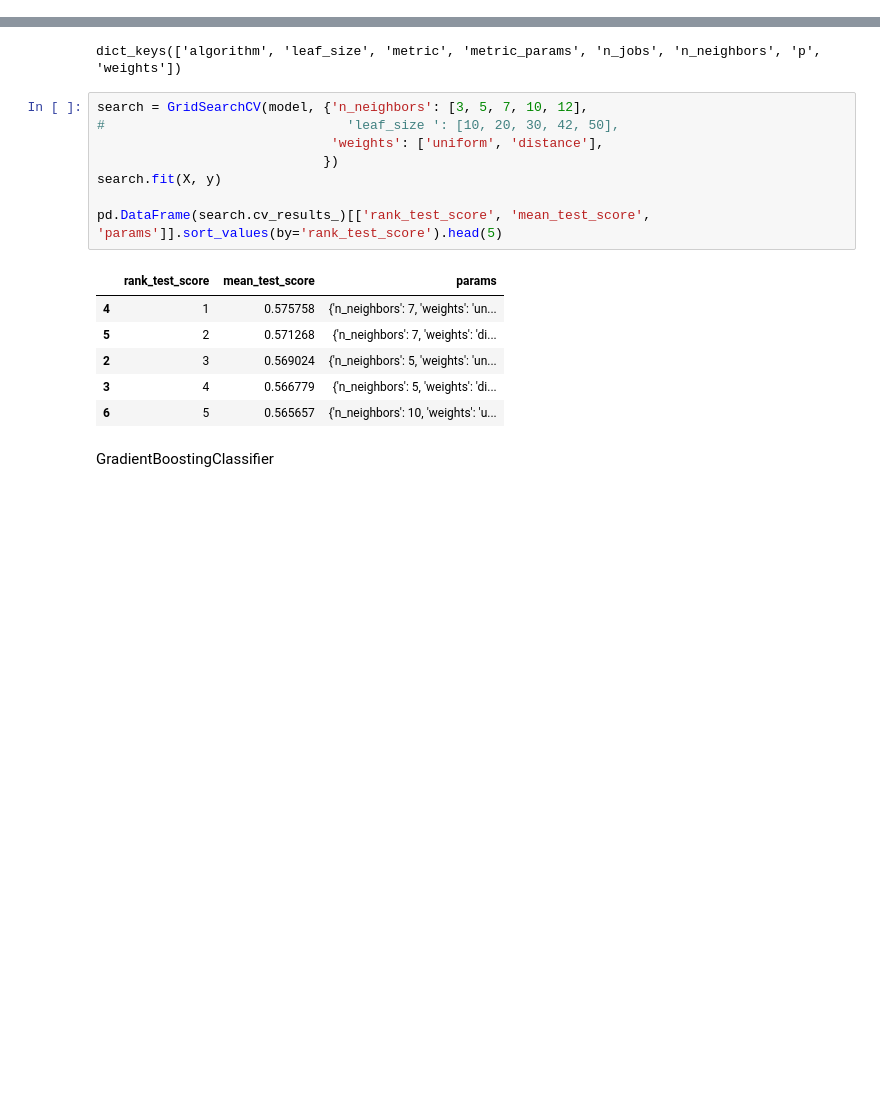
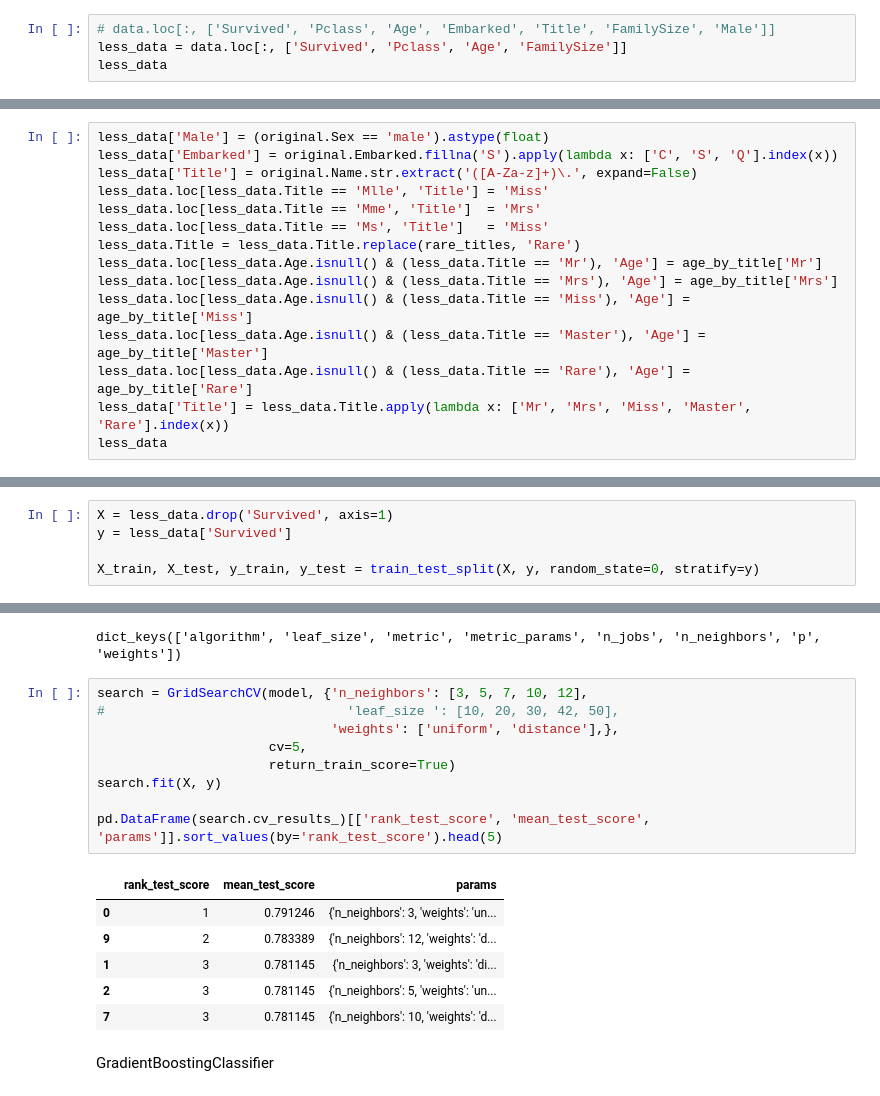
Before and after one commit to bobev18/fmi-ml-hw, a Jupyter notebook: titanic.ipynb, the cells around one changed output, grey strips where cells are left out. Drawn from its saved outputs; the diff is of its cells as text; blank space fills up the shorter version.

```diff
--- a/titanic.ipynb
+++ b/titanic.ipynb
@@ -274,0 +244,4 @@ test score:  0.820627802691
+# %%
+# data.loc[:, ['Survived', 'Pclass', 'Age', 'Embarked', 'Title', 'FamilySize', 'Male']]
+less_data = data.loc[:, ['Survived', 'Pclass', 'Age', 'FamilySize']]
+less_data
@@ -274,0 +264,15 @@ test score:  0.820627802691
+# %%
+less_data['Male'] = (original.Sex == 'male').astype(float)
+less_data['Embarked'] = original.Embarked.fillna('S').apply(lambda x: ['C', 'S', 'Q'].index(x))
+less_data['Title'] = original.Name.str.extract('([A-Za-z]+)\.', expand=False)
+less_data.loc[less_data.Title == 'Mlle', 'Title'] = 'Miss'
+less_data.loc[less_data.Title == 'Mme', 'Title']  = 'Mrs'
+less_data.loc[less_data.Title == 'Ms', 'Title']   = 'Miss'
+less_data.Title = less_data.Title.replace(rare_titles, 'Rare')
+less_data.loc[less_data.Age.isnull() & (less_data.Title == 'Mr'), 'Age'] = age_by_title['Mr']
+less_data.loc[less_data.Age.isnull() & (less_data.Title == 'Mrs'), 'Age'] = age_by_title['Mrs']
+less_data.loc[less_data.Age.isnull() & (less_data.Title == 'Miss'), 'Age'] = age_by_title['Miss']
+less_data.loc[less_data.Age.isnull() & (less_data.Title == 'Master'), 'Age'] = age_by_title['Master']
+less_data.loc[less_data.Age.isnull() & (less_data.Title == 'Rare'), 'Age'] = age_by_title['Rare']
+less_data['Title'] = less_data.Title.apply(lambda x: ['Mr', 'Mrs', 'Miss', 'Master', 'Rare'].index(x))
+less_data
@@ -483,3 +615,8 @@ Other algorithms; KNN
+# %%
+X = less_data.drop('Survived', axis=1)
+y = less_data['Survived']
+
+X_train, X_test, y_train, y_test = train_test_split(X, y, random_state=0, stratify=y)
 # %%
 from sklearn.neighbors import KNeighborsClassifier
 
@@ -497,18 +634,19 @@ dict_keys(['algorithm', 'leaf_size', 'metric', 'metric_params', 'n_jobs', 'n_nei
 # %%
 search = GridSearchCV(model, {'n_neighbors': [3, 5, 7, 10, 12],
 #                               'leaf_size ': [10, 20, 30, 42, 50],
-                              'weights': ['uniform', 'distance'],
-                             })
+                              'weights': ['uniform', 'distance'],},
+                      cv=5,
+                      return_train_score=True)
 search.fit(X, y)
 
 pd.DataFrame(search.cv_results_)[['rank_test_score', 'mean_test_score', 'params']].sort_values(by='rank_test_score').head(5)
 # %% [output]
 |  | rank_test_score | mean_test_score | params |
-| 4 | 1 | 0.575758 | {'n_neighbors': 7, 'weights': 'un... |
-| 5 | 2 | 0.571268 | {'n_neighbors': 7, 'weights': 'di... |
-| 2 | 3 | 0.569024 | {'n_neighbors': 5, 'weights': 'un... |
-| 3 | 4 | 0.566779 | {'n_neighbors': 5, 'weights': 'di... |
-| 6 | 5 | 0.565657 | {'n_neighbors': 10, 'weights': 'u... |
+| 0 | 1 | 0.791246 | {'n_neighbors': 3, 'weights': 'un... |
+| 9 | 2 | 0.783389 | {'n_neighbors': 12, 'weights': 'd... |
+| 1 | 3 | 0.781145 | {'n_neighbors': 3, 'weights': 'di... |
+| 2 | 3 | 0.781145 | {'n_neighbors': 5, 'weights': 'un... |
+| 7 | 3 | 0.781145 | {'n_neighbors': 10, 'weights': 'd... |
 # %% [markdown]
 GradientBoostingClassifier
 # %%
```
Also changed, not shown: parts of 78 cells of this notebook.
